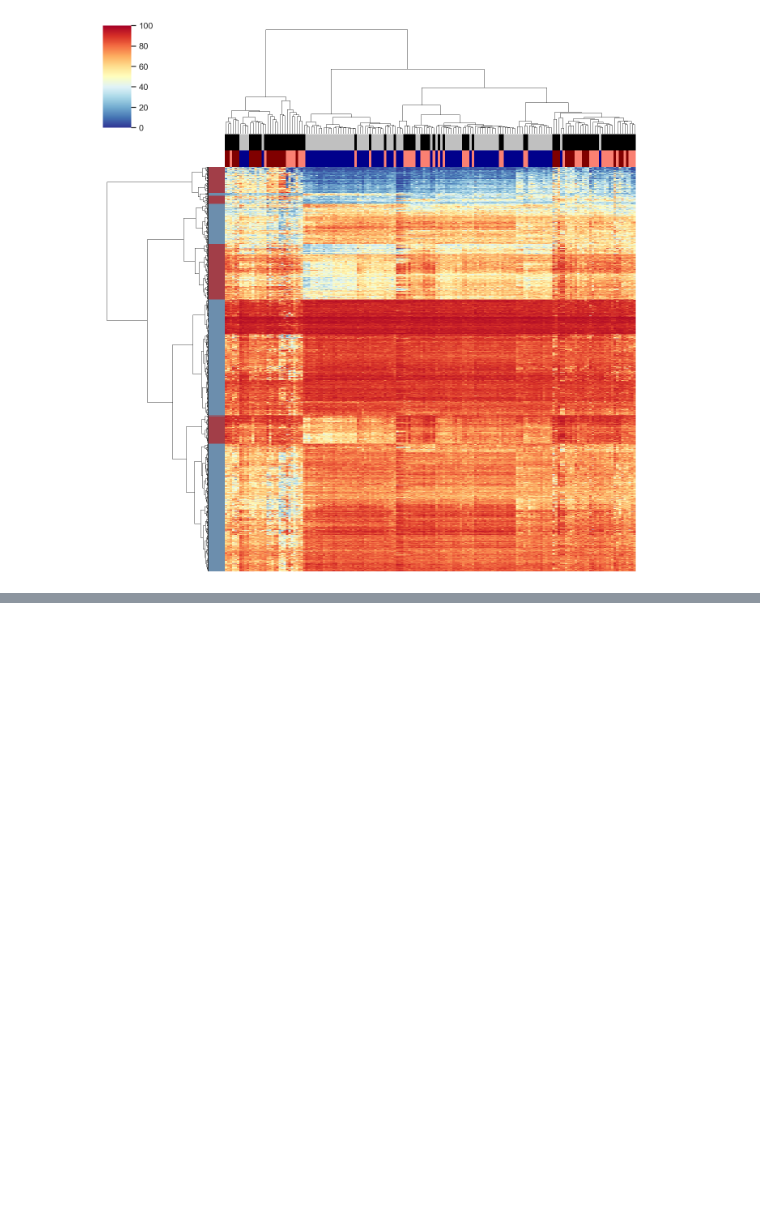
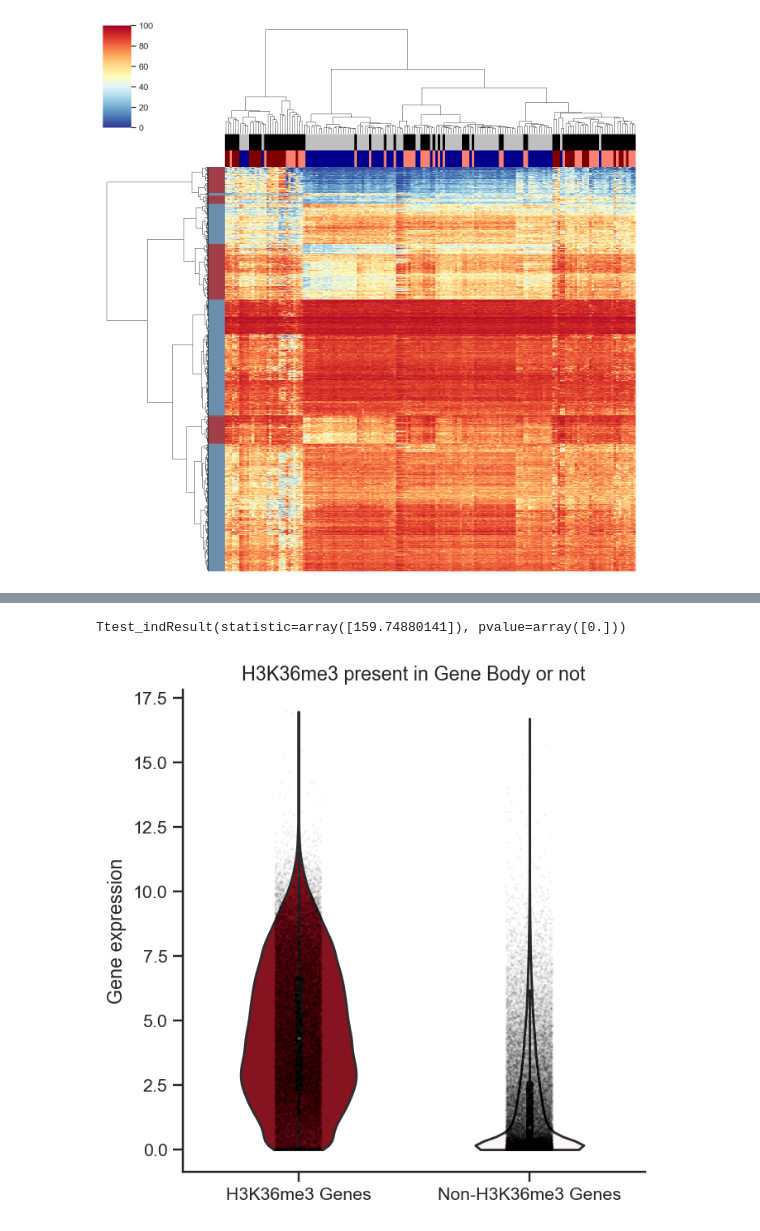
Before and after one commit to ryansohny/STAD, a Jupyter notebook: WGBS/_NEW_ANALYSIS_LATE_2022.ipynb, the cells around one changed output, grey strips where cells are left out. Drawn from its saved outputs; the diff is of its cells as text; code cells hidden in the pictures; blank space fills up the shorter version.

```diff
--- a/WGBS/_NEW_ANALYSIS_LATE_2022.ipynb
+++ b/WGBS/_NEW_ANALYSIS_LATE_2022.ipynb
@@ -241,0 +218,8 @@ del pls, nopls, pls_info, nopls_info
+# %%
+## Combat-corrected transcript-level counts
+trans_combat = pd.read_table(f"{dir}/02.RNA/STAD_SNUH_tx_combat_norm_counts.txt", index_col=0, sep=' ')
+trans_combat.columns = list(map(lambda x: 'X'+x, trans_combat.columns))
+
+## Combat-corrected transcript-level log2(counts+1)
+trans_combat_log2 = np.log2(trans_combat + 1)
+del trans_combat
@@ -242,12 +243,15 @@ del pls, nopls, pls_info, nopls_info
 # %%
 # K36me3 effect (Normal)
-a = pd.DataFrame(rna_norm_log2[rna_norm_log2.index.isin(list(pls_info[pls_info['K36me3'] == 'Yes']['GeneID'].values))].iloc[:,:84].mean(axis=1), columns=['H3K36me3 Genes'])
-b = pd.DataFrame(rna_norm_log2[rna_norm_log2.index.isin(list(pls_info[pls_info['K36me3'] == 'na']['GeneID'].values))].iloc[:,:84].mean(axis=1), columns=['Non-H3K36me3 Genes'])
+a = pd.DataFrame(trans_combat_log2[trans_combat_log2.index.isin(list(comb_pls_info[comb_pls_info['K36me3'] == 'Yes']['ENSTID'].values))].iloc[:,:84].mean(axis=1), columns=['H3K36me3 Genes'])
+b = pd.DataFrame(trans_combat_log2[trans_combat_log2.index.isin(list(comb_pls_info[comb_pls_info['K36me3'] == 'na']['ENSTID'].values))].iloc[:,:84].mean(axis=1), columns=['Non-H3K36me3 Genes'])
 ab = pd.concat([a,b], axis=1)
-p = sns.boxplot(data=ab, palette={'H3K36me3 Genes':'#990011FF', 'Non-H3K36me3 Genes':'#FCF6F5FF'}, width=0.5, showfliers = False)
-p = sns.stripplot(data=ab, jitter=True, marker='o', color='black', size=1.5, alpha=0.2)
+p = sns.violinplot(data=ab, palette={'H3K36me3 Genes':'#990011FF', 'Non-H3K36me3 Genes':'#FCF6F5FF'}, width=0.5, showfliers = False, scale='count', cut=0)
+p = sns.stripplot(data=ab, jitter=True, marker='o', color='black', size=1.5, alpha=0.05)
 p.set_ylabel("Gene expression")
 p.set_title("H3K36me3 present in Gene Body or not")
 plt.tight_layout()
 sns.despine()
 stats.ttest_ind(a, b)
+# %% [output]
+Ttest_indResult(statistic=array([159.74880141]), pvalue=array([0.]))
+[figure, added]
```
Also changed, not shown: parts of 3 cells of this notebook.
